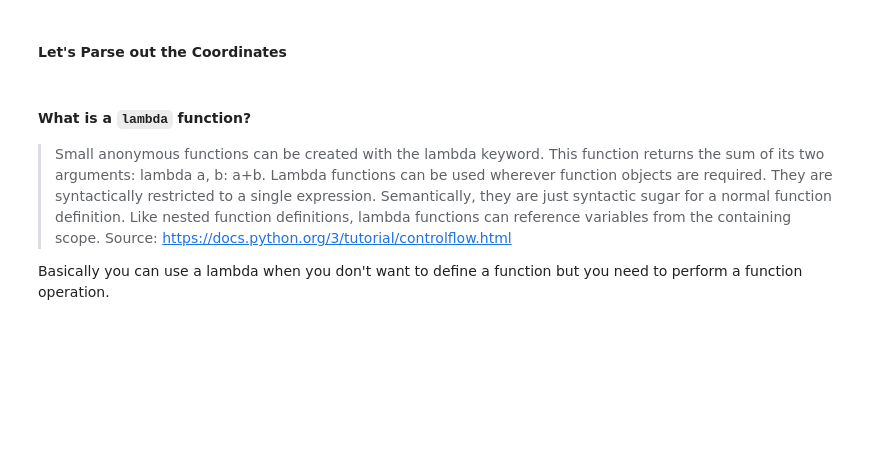
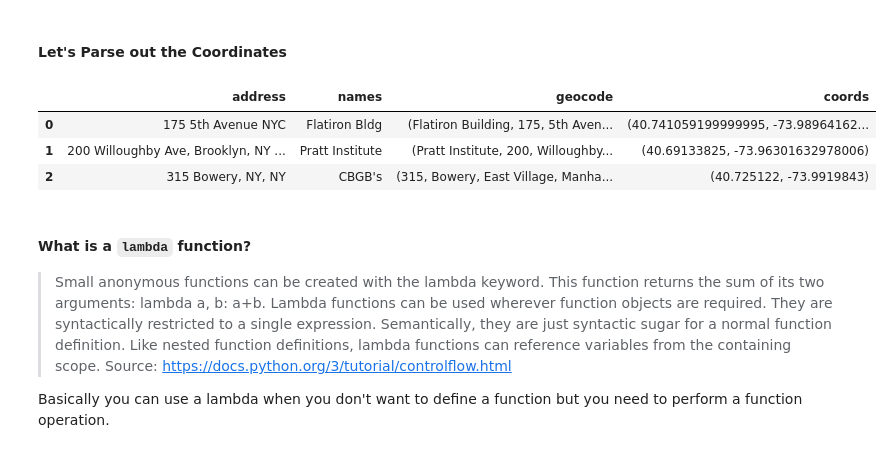
Before and after one commit to katkim0307/pratt-savi-810-2020-03-lesson_07, a Jupyter notebook: lesson_07.ipynb, the cells around one changed output. Drawn from its saved outputs; the diff is of its cells as text; code cells hidden in the pictures; blank space fills up the shorter version.

```diff
--- a/lesson_07.ipynb
+++ b/lesson_07.ipynb
@@ -352,4 +481,6 @@ _Source: [Fiverr](https://www.fiverr.com/roseannhall150/geocode-address-and-retu
 # %% [markdown]
 #### Create a new variable called `geolocator` as our object of the `Nominatim()` geocoding class
+# %%
+geolocator = Nominatim(user_agent='pratt_gis')
 # %% [markdown]
 #### Let's create a variable called `location` that geocodes "175 5th Avenue NYC".
@@ -380,2 +536,16 @@ Let's access `purple`'s **Attribute** called `.red`
+# %%
+data = {
+    'address':[
+        '175 5th Avenue NYC',
+        '200 Willoughby Ave, Brooklyn, NY 11205',
+        '315 Bowery, NY, NY',
+    ],
+
+    'names':[
+        'Flatiron Bldg',
+        'Pratt Institute',
+        "CBGB's",
+    ]
+}
 # %% [markdown]
 #### Now let's turn that dictionary into a DataFrame
@@ -387,0 +552,7 @@ Let's access `purple`'s **Attribute** called `.red`
+# %%
+df = pd.DataFrame(
+    data,
+    columns=data.keys(),
+)
+
+df
@@ -390,5 +575,16 @@ Let's access `purple`'s **Attribute** called `.red`
 # %% [markdown]
 #### Let's Parse out the Coordinates
+# %%
+df['coords'] = df['geocode'].apply(
+    lambda x: (x.latitude, x.longitude)
+)
+
+df
+# %% [output]
+|  | address | names | geocode | coords |
+| 0 | 175 5th Avenue NYC | Flatiron Bldg | (Flatiron Building, 175, 5th Aven... | (40.741059199999995, -73.98964162... |
+| 1 | 200 Willoughby Ave, Brooklyn, NY ... | Pratt Institute | (Pratt Institute, 200, Willoughby... | (40.69133825, -73.96301632978006) |
+| 2 | 315 Bowery, NY, NY | CBGB's | (315, Bowery, East Village, Manha... | (40.725122, -73.9919843) |
 # %% [markdown]
 #### What is a `lambda` function?
 
```
Also changed, not shown: parts of 81 cells of this notebook.
